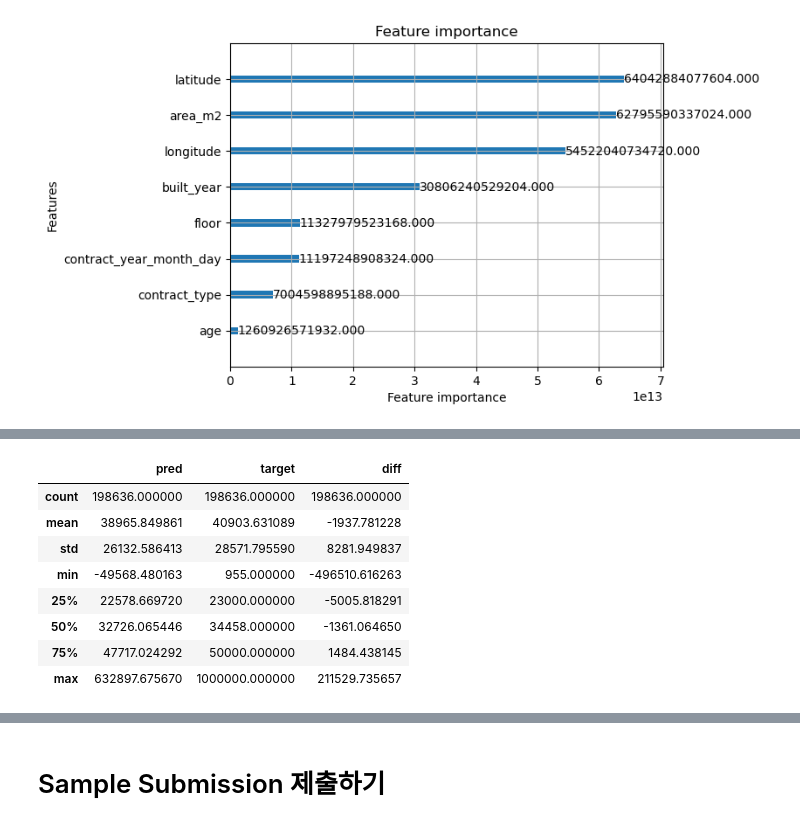
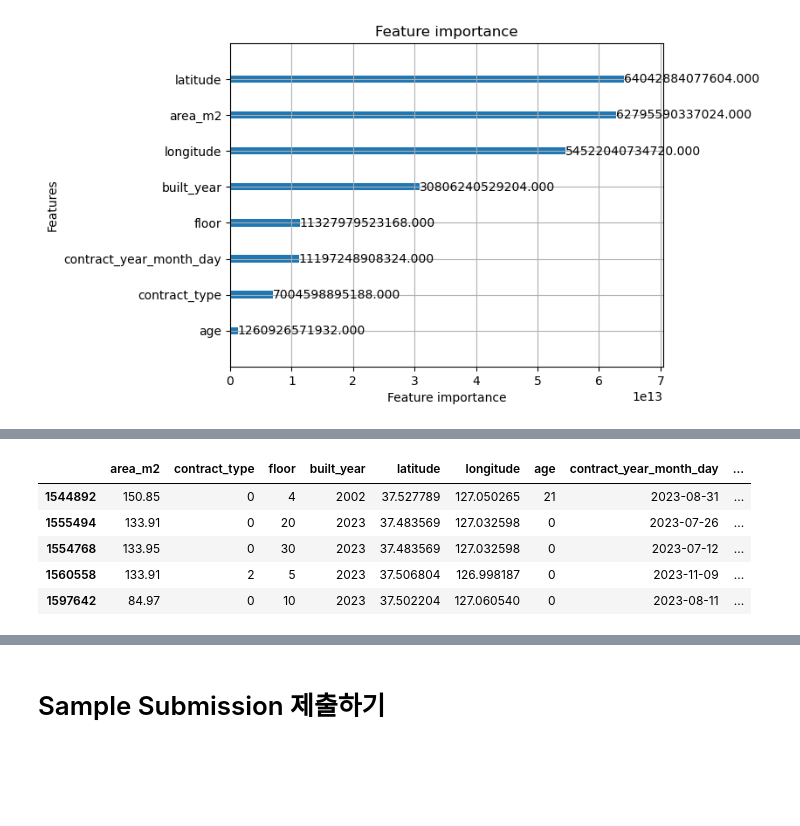
Before and after one commit to boostcampaitech7/level2-competitiveds-recsys-09, a Jupyter notebook: code/code/baseline.ipynb, the cells around one changed output, grey strips where cells are left out. Cells and saved outputs as stored; diff of their text form; code cells hidden in the pictures; blank space fills up the shorter version.

```diff
--- a/code/code/baseline.ipynb
+++ b/code/code/baseline.ipynb
@@ -147,12 +138,0 @@ plt.xlim(-100000, 100000)
-# %%
-pred_df.describe()
-# %% [output]
-|  | pred | target | diff |
-| count | 198636.000000 | 198636.000000 | 198636.000000 |
-| mean | 38965.849861 | 40903.631089 | -1937.781228 |
-| std | 26132.586413 | 28571.795590 | 8281.949837 |
-| min | -49568.480163 | 955.000000 | -496510.616263 |
-| 25% | 22578.669720 | 23000.000000 | -5005.818291 |
-| 50% | 32726.065446 | 34458.000000 | -1361.064650 |
-| 75% | 47717.024292 | 50000.000000 | 1484.438145 |
-| max | 632897.675670 | 1000000.000000 | 211529.735657 |
@@ -158,0 +154,9 @@ pred_df.describe()
+# %%
+eda_df.tail()
+# %% [output]
+|  | area_m2 | contract_type | floor | built_year | latitude | longitude | age | contract_year_month_day | ... |
+| 1544892 | 150.85 | 0 | 4 | 2002 | 37.527789 | 127.050265 | 21 | 2023-08-31 | ... |
+| 1555494 | 133.91 | 0 | 20 | 2023 | 37.483569 | 127.032598 | 0 | 2023-07-26 | ... |
+| 1554768 | 133.95 | 0 | 30 | 2023 | 37.483569 | 127.032598 | 0 | 2023-07-12 | ... |
+| 1560558 | 133.91 | 2 | 5 | 2023 | 37.506804 | 126.998187 | 0 | 2023-11-09 | ... |
+| 1597642 | 84.97 | 0 | 10 | 2023 | 37.502204 | 127.060540 | 0 | 2023-08-11 | ... |
```
Also changed, not shown: parts of 10 cells of this notebook.
